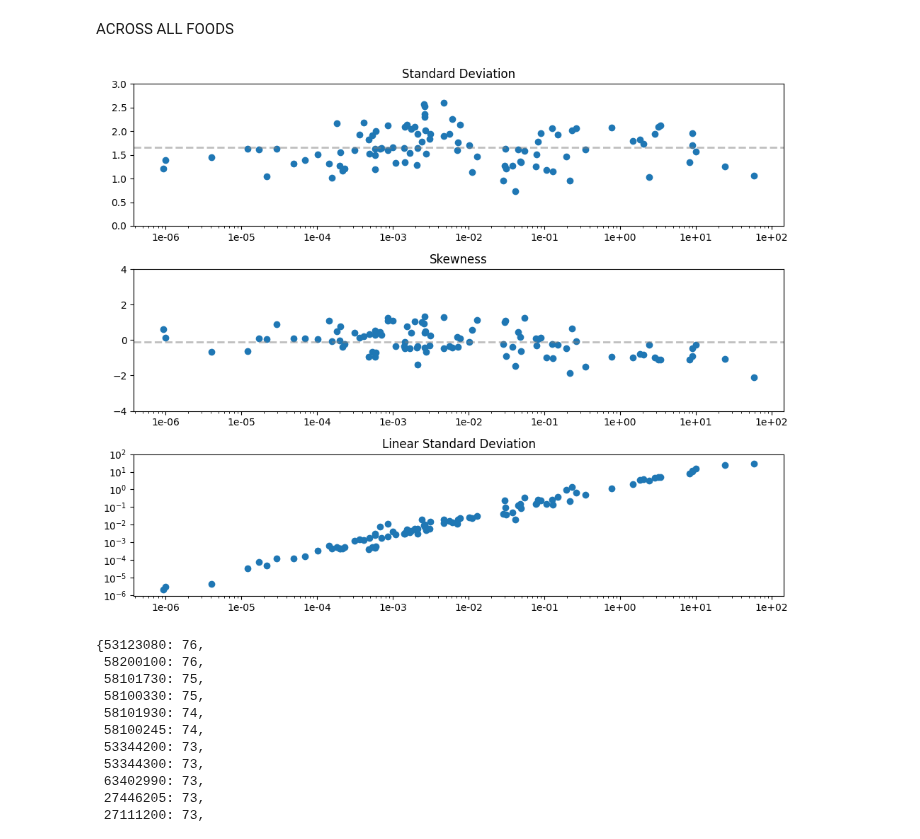
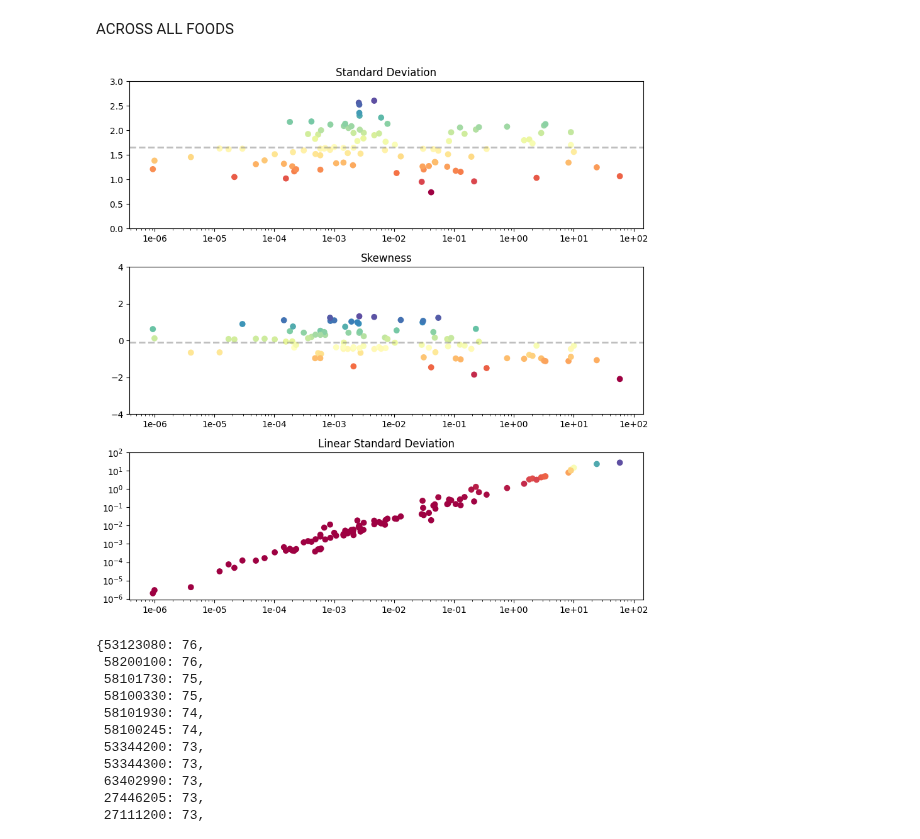
Before and after one commit to oberoir080/NutrientEDA, a Jupyter notebook: FNDDS Analysis/CSV_Generator_py/Figures.ipynb, the cells around one changed output. Cells and saved outputs as stored; diff of their text form; code cells hidden in the pictures.

```diff
--- a/FNDDS Analysis/CSV_Generator_py/Figures.ipynb
+++ b/FNDDS Analysis/CSV_Generator_py/Figures.ipynb
@@ -379,14 +366,3 @@ graph_plot_one(nutrient,x_axis,qn_all,fig_name)
 print(qn_calculator(1e-2,data_list,thiamin))
 # %% [output]
 0.03114250067184624
-# %%
-nutrient = thiamin
-x_axis = [1e-06, 2.6366508987303555e-06, 6.951927961775606e-06, 1.8329807108324375e-05, 4.8329302385717524e-05, 0.00012742749857031334, 0.0003359818286283781, 0.0008858667904100823, 0.002335721469090121, 0.00615848211066026, 0.01623776739188721, 0.04281332398719396, 0.11288378916846883, 0.2976351441631313, 0.7847599703514607, 2.06913808111479, 5.455594781168514, 14.384498882876601, 37.92690190732246, 100.0]
-qn_all=[]
-fig_name = "Figure 2"
-for i in x_axis:
-    qn_all.append(qn_calculator(i,data_list,nutrient))
-
-print(qn_all)
-
-graph_plot_one(nutrient,x_axis,qn_all,fig_name)
@@ -428,40 +401,40 @@ figure2_d = pd.DataFrame(list(zip(x_mun, y_lin_sd)), columns =['Linear Average C
 avg_sd = np.mean(y)
 avg_skew = np.mean(y_skew)
 
-fig, axes = plt.subplots(3, 1, figsize=(10, 8))
+fig, axes = plt.subplots(3, 1, figsize=(9, 9))
 
 # Plot for Standard Deviation
-axes[0].scatter(figure2_b['Linear Average Concentration'], figure2_b['Standard Deviation'], marker='o')
+axes[0].scatter(figure2_b['Linear Average Concentration'], figure2_b['Standard Deviation'], marker='o', c=figure2_b['Standard Deviation'], cmap="Spectral")
 axes[0].set_xscale('log')
 axes[0].axhline(y=avg_sd, color='grey', linestyle='--', linewidth=2, alpha=0.5)
 axes[0].set_xticks([10**i for i in range(-6, 3)])
 axes[0].set_xticklabels([f"{val:.0e}" for val in x_ticks])
 axes[0].set_yticks(np.arange(start=0, stop=3.5, step=0.5))
 axes[0].set_title('Standard Deviation')
 
 # Plot for Skewness
-axes[1].scatter(figure2_c['Linear Average Concentration'], figure2_c['Skewness'], marker='o')
+axes[1].scatter(figure2_c['Linear Average Concentration'], figure2_c['Skewness'], marker='o', c=figure2_c['Skewness'], cmap="Spectral")
 axes[1].set_xscale('log')
 axes[1].axhline(y=avg_skew, color='grey', linestyle='--', linewidth=2, alpha=0.5)
 axes[1].set_xticks([10**i for i in range(-6, 3)])
 axes[1].set_xticklabels([f"{val:.0e}" for val in x_ticks])
 axes[1].set_yticks(np.arange(start=-4, stop=6, step=2))
 axes[1].set_title('Skewness')
 
 # Plot for Linear Standard Deviation
-axes[2].scatter(figure2_d['Linear Average Concentration'], figure2_d['Linear Standard Deviation'], marker='o')
+axes[2].scatter(figure2_d['Linear Average Concentration'], figure2_d['Linear Standard Deviation'], marker='o', c=figure2_d['Linear Standard Deviation'], cmap="Spectral")
 axes[2].set_xscale('log')
 axes[2].set_yscale('log')
 axes[2].set_xticks([10**i for i in range(-6, 3)])
 axes[2].set_xticklabels([f"{val:.0e}" for val in x_ticks])
 axes[2].set_yticks([10**i for i in range(-6, 3)])
 axes[2].set_title('Linear Standard Deviation')
 
 # Display the subplots
 plt.tight_layout()
 plt.show()
 # %% [output]
-[figure, old version]
+[figure, new version]
 # %%
 nutrient_in_food_count = {}
 
```
Also changed, not shown: parts of 5 cells of this notebook, 1 other file.
